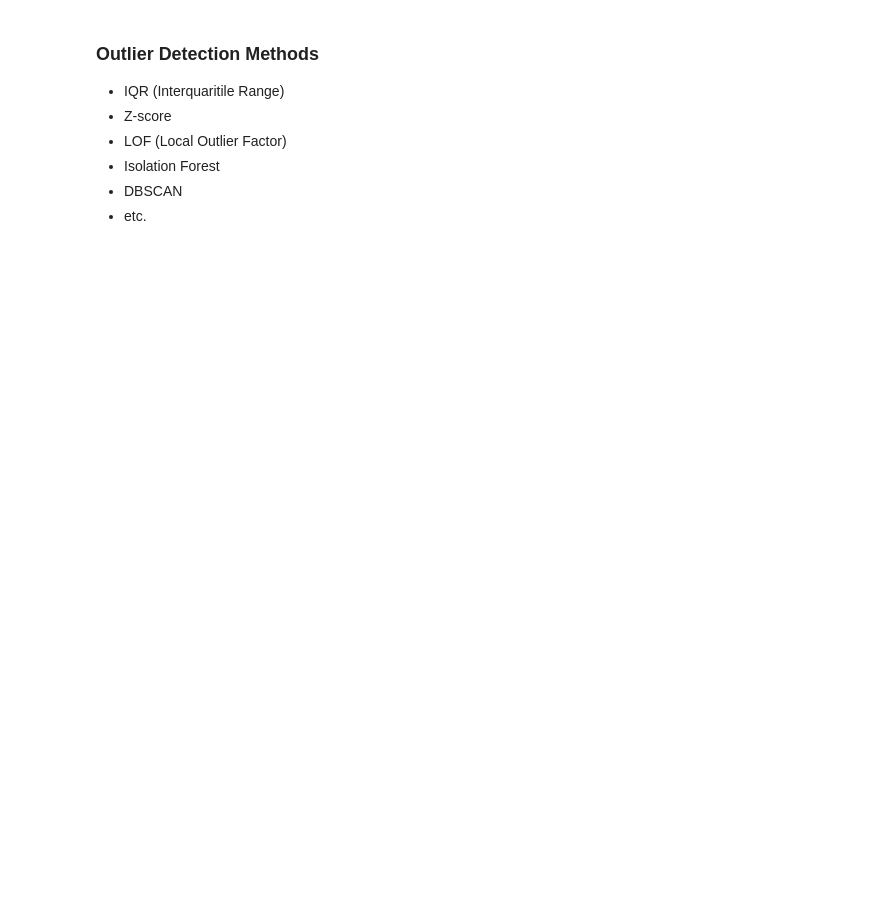
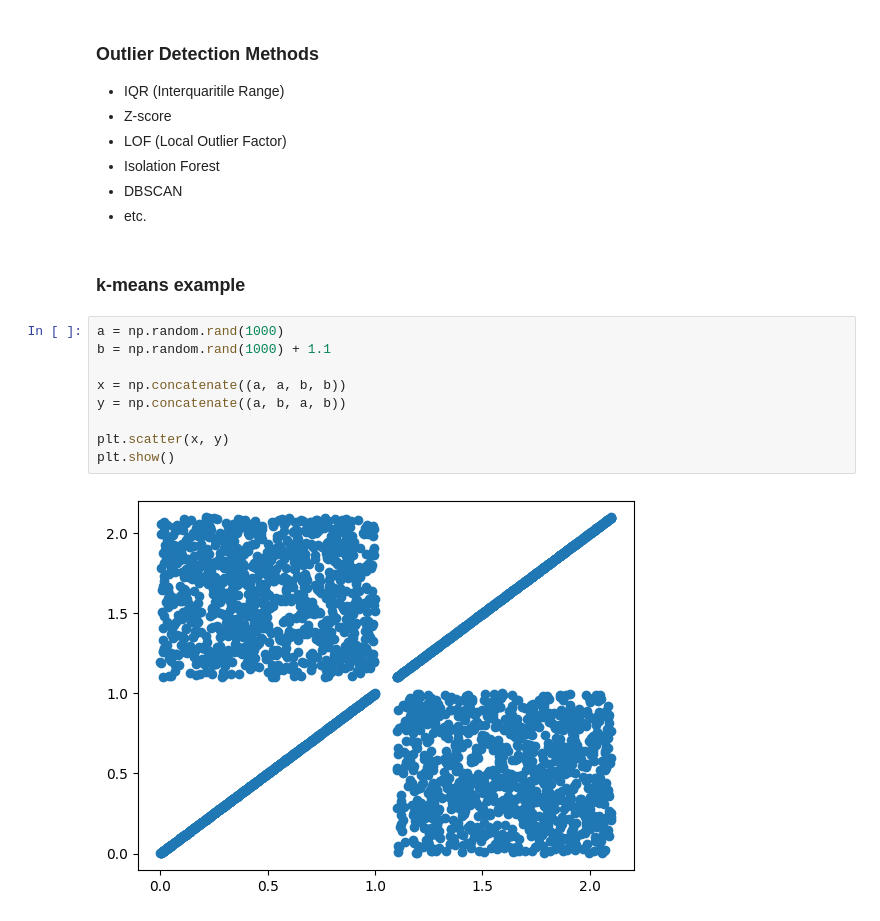
Before and after one commit to Amir-adibi/Hackathon_AI, a Jupyter notebook: Exercise.ipynb, the cells around one changed output. Saved outputs shown, nothing was run; the diff lists cells and outputs as text; blank space fills up the shorter version.

Commit message:
feat: more k-means examples - feature scaling

```diff
--- a/Exercise.ipynb
+++ b/Exercise.ipynb
@@ -249,3 +250,16 @@ Refers to random or irrelevant variations present in data that can obscure meani
 * Isolation Forest
 * DBSCAN
 * etc.
+# %% [markdown]
+### k-means example
+# %%
+a = np.random.rand(1000)
+b = np.random.rand(1000) + 1.1
+
+x = np.concatenate((a, a, b, b))
+y = np.concatenate((a, b, a, b))
+
+plt.scatter(x, y)
+plt.show()
+# %% [output]
+[figure, added]
```
Also changed, not shown: parts of 21 cells of this notebook.
